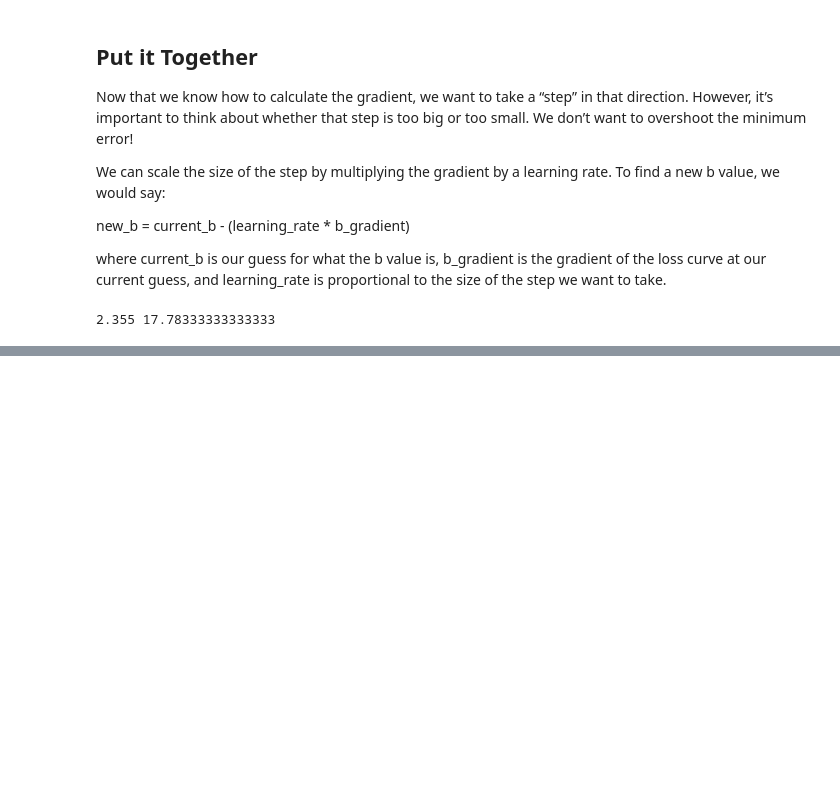
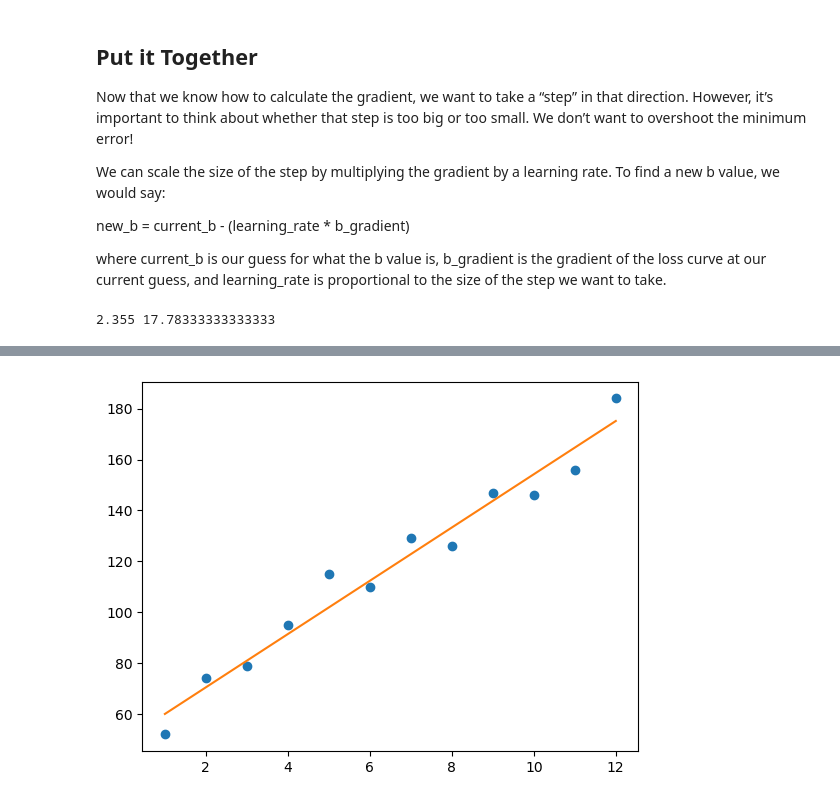
Before and after one commit to 1am8anana/Practices, a Jupyter notebook: [EXP_SupervisedLearning]/LinearRegression.ipynb, the cells around one changed output, grey strips where cells are left out. Cells and saved outputs as stored; diff of their text form; code cells hidden in the pictures; blank space fills up the shorter version.

Commit message:
code modify: Convergence, Learning Rate, Put it Together II(gradient descent core function)

```diff
--- a/[EXP_SupervisedLearning]/LinearRegression.ipynb
+++ b/[EXP_SupervisedLearning]/LinearRegression.ipynb
@@ -204,0 +229,56 @@ print(b, m)
+# %%
+def get_gradient_at_b(x, y, b, m):
+  N = len(x)
+  diff = 0
+  for i in range(N):
+    x_val = x[i]
+    y_val = y[i]
+    diff += (y_val - ((m * x_val) + b))
+  b_gradient = -(2/N) * diff
+  return b_gradient
+
+def get_gradient_at_m(x, y, b, m):
+  N = len(x)
+  diff = 0
+  for i in range(N):
+      x_val = x[i]
+      y_val = y[i]
+      diff += x_val * (y_val - ((m * x_val) + b))
+  m_gradient = -(2/N) * diff
+  return m_gradient
+
+#update step_gradient parameter add learning_rate
+def step_gradient(b_current, m_current, x, y, learning_rate):
+    b_gradient = get_gradient_at_b(x, y, b_current, m_current)
+    m_gradient = get_gradient_at_m(x, y, b_current, m_current)
+    b = b_current - (learning_rate * b_gradient)
+    m = m_current - (learning_rate * m_gradient)
+    return [b, m]
+
+# gradient descent (core function)
+def gradient_descent(x, y, learning_rate, num_iterations):
+    b = 0.
+    m = 0.
+    for i in range(num_iterations):
+        b, m = step_gradient(b, m, x, y, learning_rate)
+    return b, m
+
+# ex dataset
+months = [1, 2, 3, 4, 5, 6, 7, 8, 9, 10, 11, 12]
+revenue = [52, 74, 79, 95, 115, 110, 129, 126, 147, 146, 156, 184]
+
+# run gradient descent function to get best b, m
+# says learning = 0.01 and iterations = 1000
+b, m = gradient_descent(months, revenue, 0.01, 1000)
+
+# instantiate model
+y = [m*x + b for x in months]
+
+# plot the result
+# plot data point from dataset
+plt.plot(months, revenue, "o")
+# plot the model
+plt.plot(months, y)
+plt.show()
+# %% [output]
+[figure, added]
```
Also changed, not shown: parts of 3 cells of this notebook.
